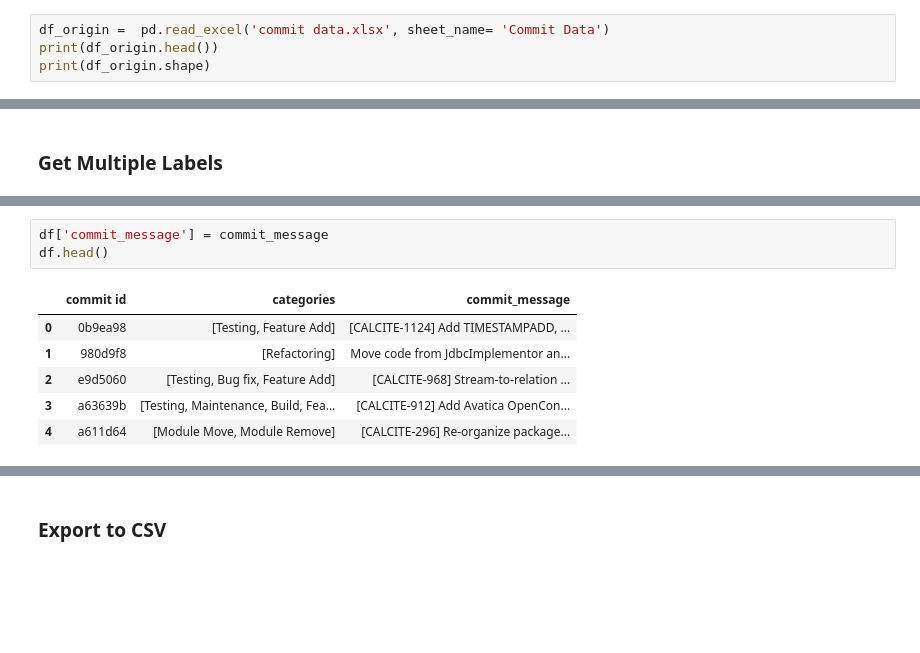
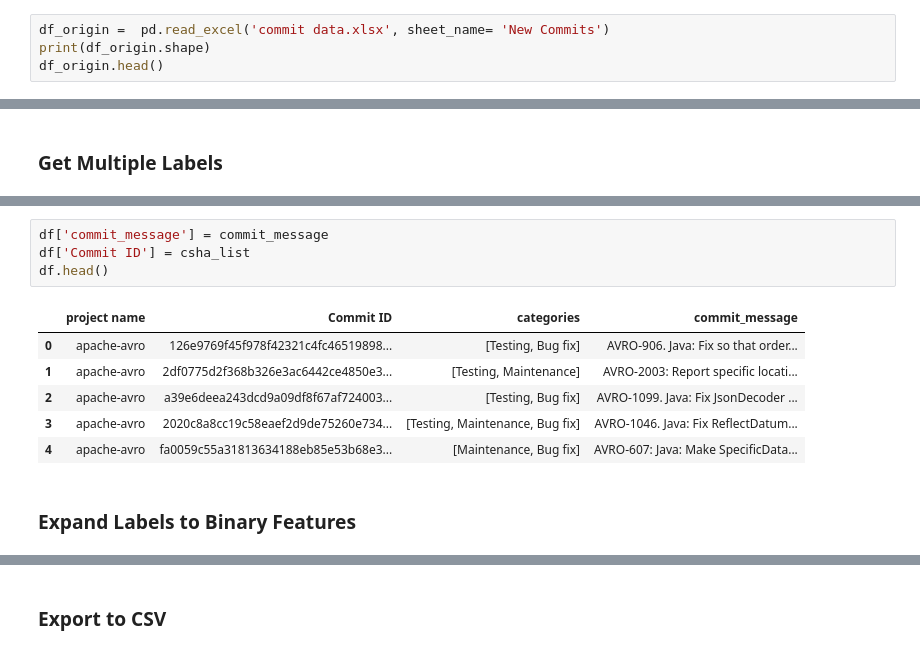
Before and after one commit to sitaomin1994/Automatic-Code-Change-Classification, a Jupyter notebook: Create Dataset.ipynb, the cells around one changed output, grey strips where cells are left out. Saved outputs shown, nothing was run; the diff lists cells and outputs as text; blank space fills up the shorter version.

```diff
--- a/Create Dataset.ipynb
+++ b/Create Dataset.ipynb
@@ -5,7 +6,7 @@ import psycopg2
 # %% [markdown]
 ### Get Commit id and Labels
 # %%
-df_origin =  pd.read_excel('commit data.xlsx', sheet_name= 'Commit Data')
-print(df_origin.head())
+df_origin =  pd.read_excel('commit data.xlsx', sheet_name= 'New Commits')
 print(df_origin.shape)
+df_origin.head()
 # %% [output]
@@ -96,10 +107,13 @@ This change only renames files (and deletes some obsolete files). There are no c
 # %%
 df['commit_message'] = commit_message
+df['Commit ID'] = csha_list
 df.head()
 # %% [output]
-|  | commit id | categories | commit_message |
-| 0 | 0b9ea98 | [Testing, Feature Add] | [CALCITE-1124] Add TIMESTAMPADD, ... |
-| 1 | 980d9f8 | [Refactoring] | Move code from JdbcImplementor an... |
-| 2 | e9d5060 | [Testing, Bug fix, Feature Add] | [CALCITE-968] Stream-to-relation ... |
-| 3 | a63639b | [Testing, Maintenance, Build, Fea... | [CALCITE-912] Add Avatica OpenCon... |
-| 4 | a611d64 | [Module Move, Module Remove] | [CALCITE-296] Re-organize package... |
+|  | project name | Commit ID | categories | commit_message |
+| 0 | apache-avro | 126e9769f45f978f42321c4fc46519898... | [Testing, Bug fix] | AVRO-906. Java: Fix so that order... |
+| 1 | apache-avro | 2df0775d2f368b326e3ac6442ce4850e3... | [Testing, Maintenance] | AVRO-2003: Report specific locati... |
+| 2 | apache-avro | a39e6deea243dcd9a09df8f67af724003... | [Testing, Bug fix] | AVRO-1099. Java: Fix JsonDecoder ... |
+| 3 | apache-avro | 2020c8a8cc19c58eaef2d9de75260e734... | [Testing, Maintenance, Bug fix] | AVRO-1046. Java: Fix ReflectDatum... |
+| 4 | apache-avro | fa0059c55a31813634188eb85e53b68e3... | [Maintenance, Bug fix] | AVRO-607: Java: Make SpecificData... |
+# %% [markdown]
+### Expand Labels to Binary Features
```
Also changed, not shown: parts of 13 cells of this notebook, 1 other file.
